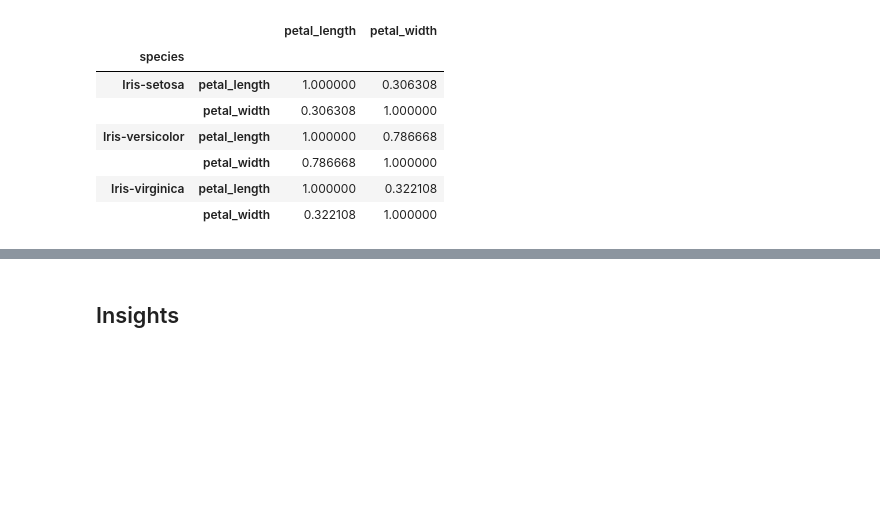
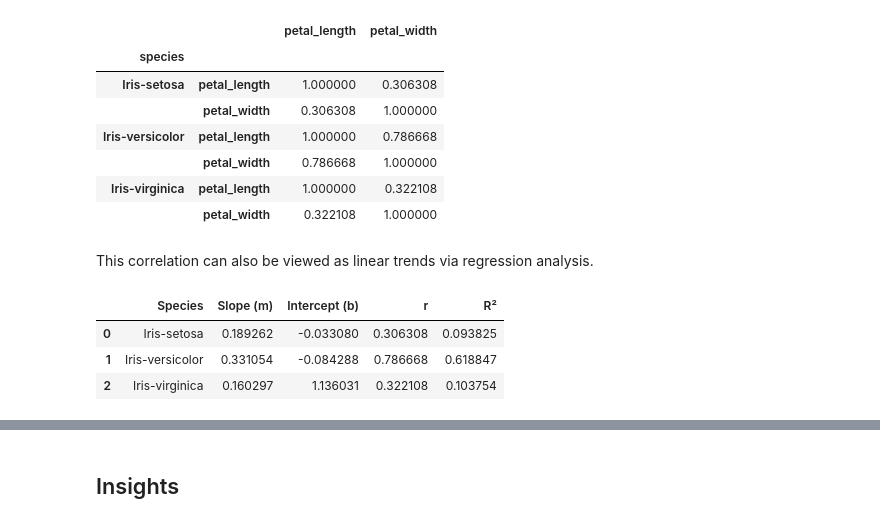
Before and after one commit to andrianllmm/ds100-ws1, a Jupyter notebook: eda.ipynb, the cells around one changed output, grey strips where cells are left out. Cells and saved outputs as stored; diff of their text form; code cells hidden in the pictures; blank space fills up the shorter version.

```diff
--- a/eda.ipynb
+++ b/eda.ipynb
@@ -88,12 +95,11 @@ df.describe()
 The mean, median, and standard deviation vary from feature to feature.
 # %%
 # Compute mean, median, and standard deviation for each numeric feature
-stats = pd.DataFrame({
+pd.DataFrame({
     'Mean': numeric_df.mean(),
     'Median': numeric_df.median(),
     'Standard Deviation': numeric_df.std()
 })
-stats
 # %% [output]
 |  | Mean | Median | Standard Deviation |
 | sepal_length | 5.843333 | 5.80 | 0.828066 |
@@ -225,3 +253,22 @@ df.groupby('species')[['petal_length', 'petal_width']].corr()
 |  | petal_width | 0.786668 | 1.000000 |
 | Iris-virginica | petal_length | 1.000000 | 0.322108 |
 |  | petal_width | 0.322108 | 1.000000 |
+# %% [markdown]
+This correlation can also be viewed as linear trends via regression analysis.
+# %%
+results = []
+for s, subset in df.groupby('species'):
+    m, b, r_value, p_value, std_err = stats.linregress(subset['petal_length'], subset['petal_width'])
+    results.append({
+        'Species': s,
+        'Slope (m)': m,
+        'Intercept (b)': b,
+        'r': r_value,
+        'R²': r_value**2,
+    })
+pd.DataFrame(results)
+# %% [output]
+|  | Species | Slope (m) | Intercept (b) | r | R² |
+| 0 | Iris-setosa | 0.189262 | -0.033080 | 0.306308 | 0.093825 |
+| 1 | Iris-versicolor | 0.331054 | -0.084288 | 0.786668 | 0.618847 |
+| 2 | Iris-virginica | 0.160297 | 1.136031 | 0.322108 | 0.103754 |
```
Also changed, not shown: parts of 25 cells of this notebook.
